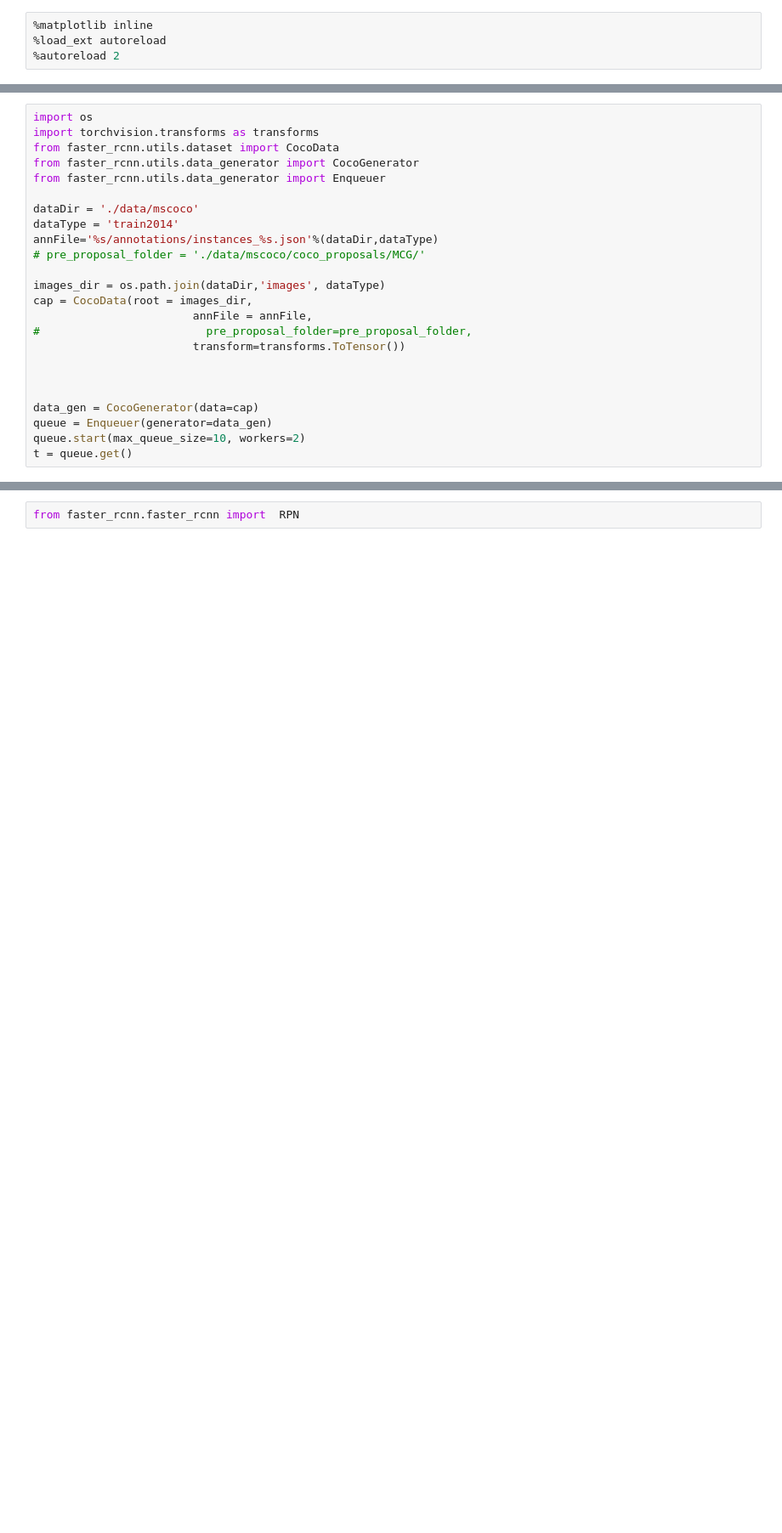
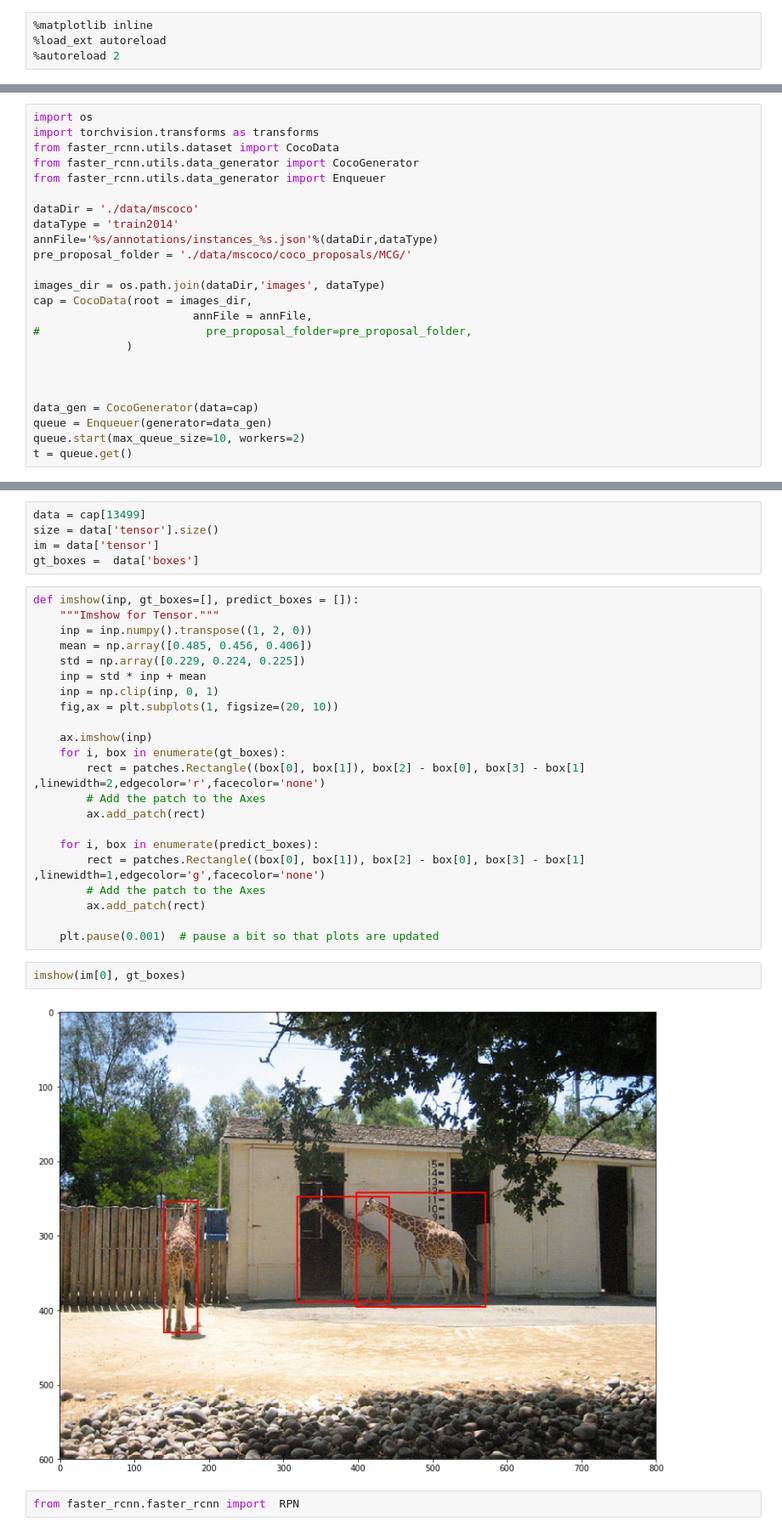
Before and after one commit to anhlt/faster_rcnn, a Jupyter notebook: RPN Module.ipynb, the cells around one changed output, grey strips where cells are left out. Shown at 85% size. Saved outputs shown, nothing was run; the diff lists cells and outputs as text; blank space fills up the shorter version.

```diff
--- a/RPN Module.ipynb
+++ b/RPN Module.ipynb
@@ -30,13 +28,13 @@ from faster_rcnn.utils.data_generator import Enqueuer
 dataDir = './data/mscoco'
 dataType = 'train2014'
 annFile='%s/annotations/instances_%s.json'%(dataDir,dataType)
-# pre_proposal_folder = './data/mscoco/coco_proposals/MCG/'
+pre_proposal_folder = './data/mscoco/coco_proposals/MCG/'
 
 images_dir = os.path.join(dataDir,'images', dataType)
 cap = CocoData(root = images_dir,
                         annFile = annFile,
 #                         pre_proposal_folder=pre_proposal_folder,
-                        transform=transforms.ToTensor())
+              )
 
 
 
@@ -52,5 +50,36 @@ Done (t=12.56s)
 creating index...
 index created!
+# %%
+data = cap[13499]
+size = data['tensor'].size()
+im = data['tensor']
+gt_boxes =  data['boxes']
+# %%
+def imshow(inp, gt_boxes=[], predict_boxes = []):
+    """Imshow for Tensor."""
+    inp = inp.numpy().transpose((1, 2, 0))
+    mean = np.array([0.485, 0.456, 0.406])
+    std = np.array([0.229, 0.224, 0.225])
+    inp = std * inp + mean
+    inp = np.clip(inp, 0, 1)
+    fig,ax = plt.subplots(1, figsize=(20, 10))
+
+    ax.imshow(inp)
+    for i, box in enumerate(gt_boxes):
+        rect = patches.Rectangle((box[0], box[1]), box[2] - box[0], box[3] - box[1]  ,linewidth=2,edgecolor='r',facecolor='none')
+        # Add the patch to the Axes
+        ax.add_patch(rect)
+
+    for i, box in enumerate(predict_boxes):
+        rect = patches.Rectangle((box[0], box[1]), box[2] - box[0], box[3] - box[1]  ,linewidth=1,edgecolor='g',facecolor='none')
+        # Add the patch to the Axes
+        ax.add_patch(rect)
+
+    plt.pause(0.001)  # pause a bit so that plots are updated
+# %%
+imshow(im[0], gt_boxes)
+# %% [output]
+[figure, added]
 # %%
 from faster_rcnn.faster_rcnn import  RPN
 # %%
```
Also changed, not shown: parts of 27 cells of this notebook, 36 other files.
